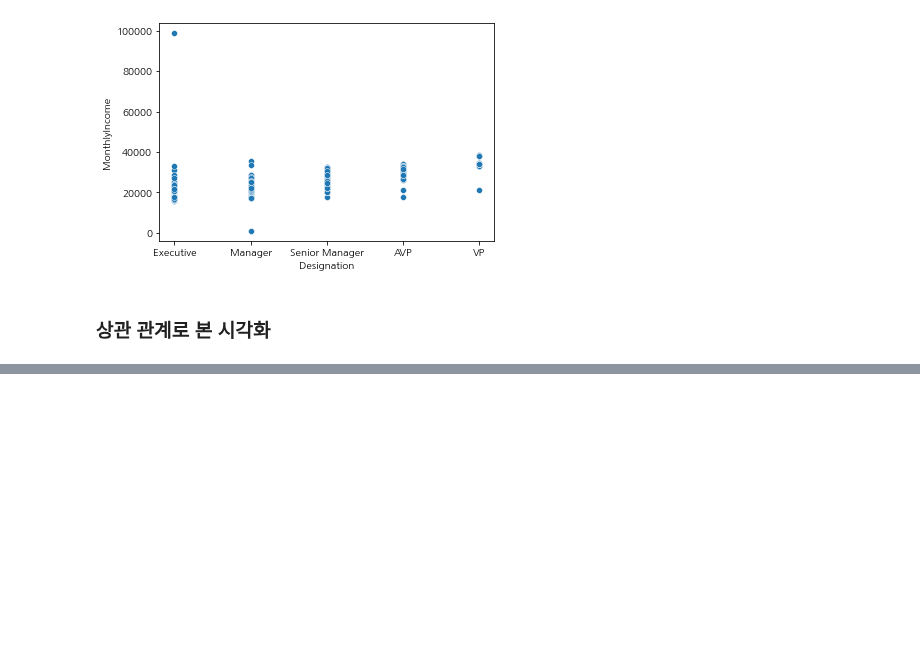
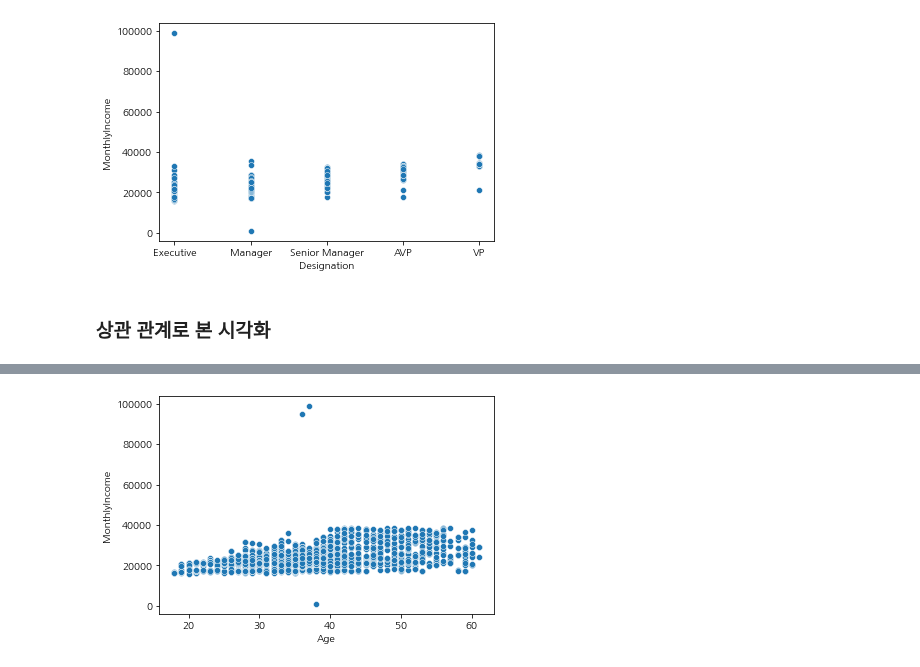
Before and after one commit to nuyhc/Struggles, a Jupyter notebook: Visualize Travel Product Analysis/Visualize Travel Product Analysis.ipynb, the cells around one changed output, grey strips where cells are left out. Drawn from its saved outputs; the diff is of its cells as text; code cells hidden in the pictures; blank space fills up the shorter version.

```diff
--- a/Visualize Travel Product Analysis/Visualize Travel Product Analysis.ipynb
+++ b/Visualize Travel Product Analysis/Visualize Travel Product Analysis.ipynb
@@ -232,0 +262,4 @@ df.corr().style.background_gradient()
+# %%
+sns.scatterplot(data=df, x="Age", y="MonthlyIncome");
+# %% [output]
+[figure, added]
```
Also changed, not shown: parts of 6 cells of this notebook.
